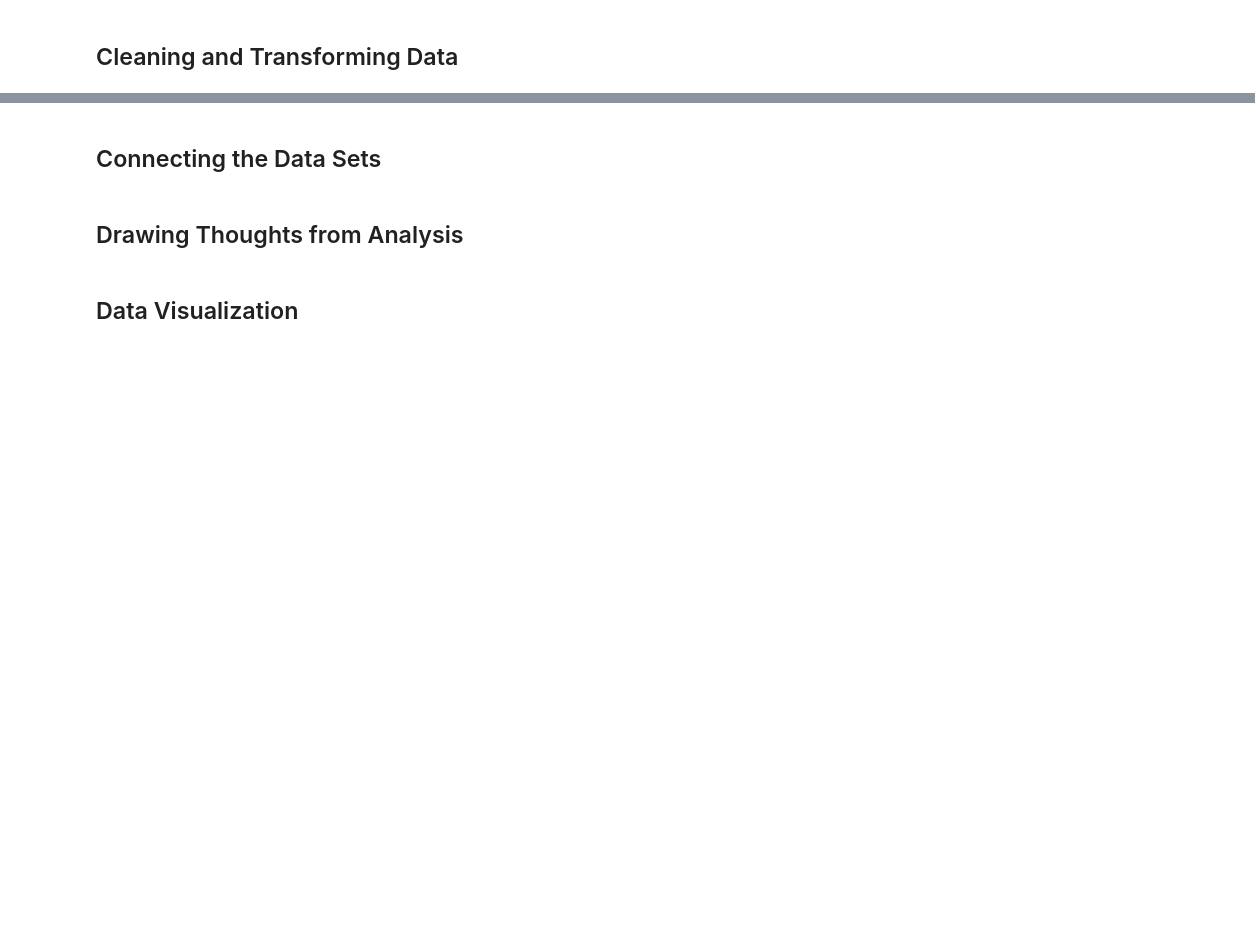
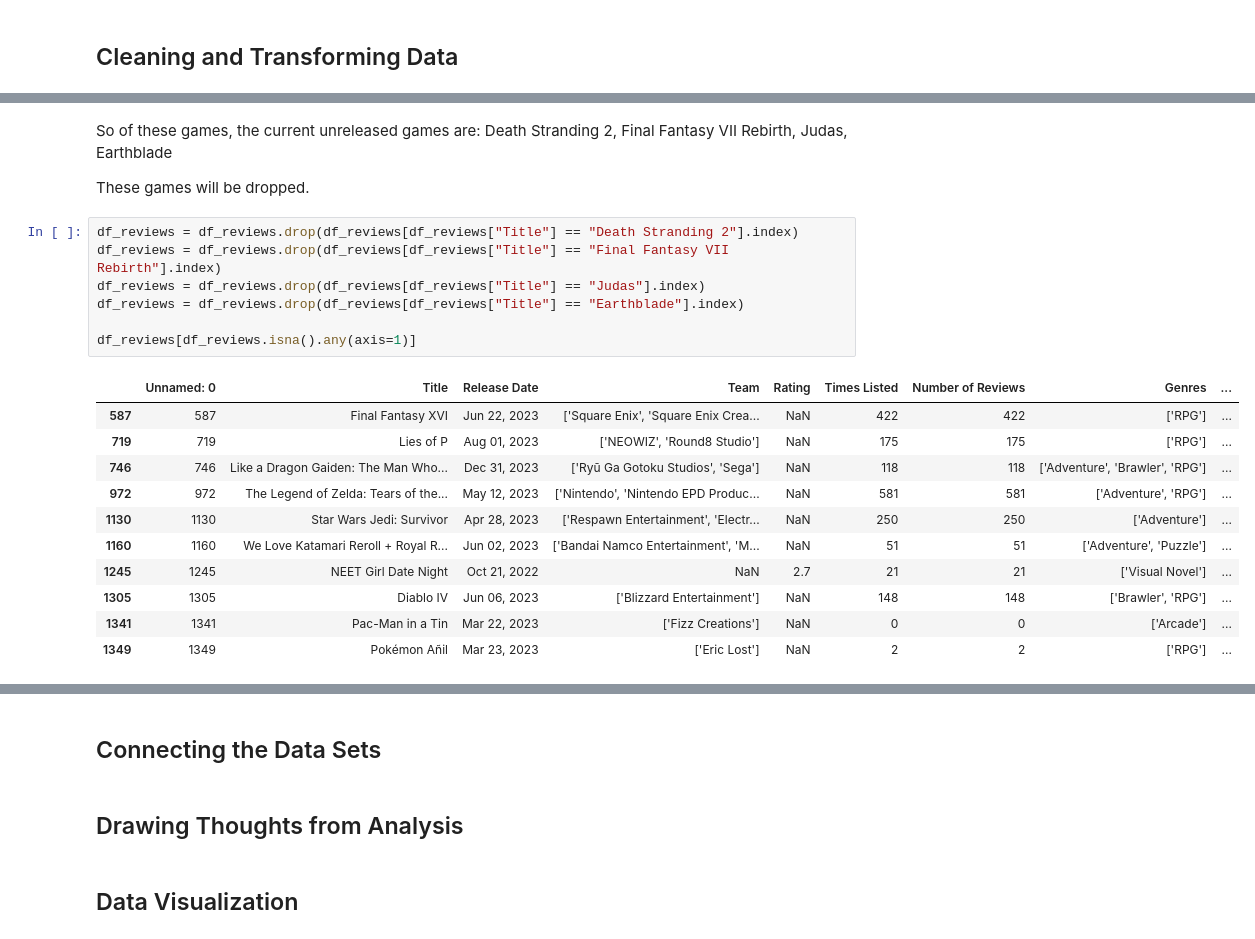
Before and after one commit to Rayan-Arshed/Data-Pipeline-Assessment-Video-Game-Data, a Jupyter notebook: Data-Pipeline-Assessment.ipynb, the cells around one changed output, grey strips where cells are left out. Cells and saved outputs as stored; diff of their text form; blank space fills up the shorter version.

```diff
--- a/Data-Pipeline-Assessment.ipynb
+++ b/Data-Pipeline-Assessment.ipynb
@@ -169,0 +228,24 @@ df_sales[df_sales.isna().any(axis=1)]
+# %% [markdown]
+So of these games, the current unreleased games are:
+Death Stranding 2, Final Fantasy VII Rebirth, Judas, Earthblade
+
+These games will be dropped.
+# %%
+df_reviews = df_reviews.drop(df_reviews[df_reviews["Title"] == "Death Stranding 2"].index)
+df_reviews = df_reviews.drop(df_reviews[df_reviews["Title"] == "Final Fantasy VII Rebirth"].index)
+df_reviews = df_reviews.drop(df_reviews[df_reviews["Title"] == "Judas"].index)
+df_reviews = df_reviews.drop(df_reviews[df_reviews["Title"] == "Earthblade"].index)
+
+df_reviews[df_reviews.isna().any(axis=1)]
+# %% [output]
+|  | Unnamed: 0 | Title | Release Date | Team | Rating | Times Listed | Number of Reviews | Genres | ... |
+| 587 | 587 | Final Fantasy XVI | Jun 22, 2023 | ['Square Enix', 'Square Enix Crea... | NaN | 422 | 422 | ['RPG'] | ... |
+| 719 | 719 | Lies of P | Aug 01, 2023 | ['NEOWIZ', 'Round8 Studio'] | NaN | 175 | 175 | ['RPG'] | ... |
+| 746 | 746 | Like a Dragon Gaiden: The Man Who... | Dec 31, 2023 | ['Ryū Ga Gotoku Studios', 'Sega'] | NaN | 118 | 118 | ['Adventure', 'Brawler', 'RPG'] | ... |
+| 972 | 972 | The Legend of Zelda: Tears of the... | May 12, 2023 | ['Nintendo', 'Nintendo EPD Produc... | NaN | 581 | 581 | ['Adventure', 'RPG'] | ... |
+| 1130 | 1130 | Star Wars Jedi: Survivor | Apr 28, 2023 | ['Respawn Entertainment', 'Electr... | NaN | 250 | 250 | ['Adventure'] | ... |
+| 1160 | 1160 | We Love Katamari Reroll + Royal R... | Jun 02, 2023 | ['Bandai Namco Entertainment', 'M... | NaN | 51 | 51 | ['Adventure', 'Puzzle'] | ... |
+| 1245 | 1245 | NEET Girl Date Night | Oct 21, 2022 | NaN | 2.7 | 21 | 21 | ['Visual Novel'] | ... |
+| 1305 | 1305 | Diablo IV | Jun 06, 2023 | ['Blizzard Entertainment'] | NaN | 148 | 148 | ['Brawler', 'RPG'] | ... |
+| 1341 | 1341 | Pac-Man in a Tin | Mar 22, 2023 | ['Fizz Creations'] | NaN | 0 | 0 | ['Arcade'] | ... |
+| 1349 | 1349 | Pokémon Añil | Mar 23, 2023 | ['Eric Lost'] | NaN | 2 | 2 | ['RPG'] | ... |
```
Also changed, not shown: parts of 18 cells of this notebook, 1 other file.
